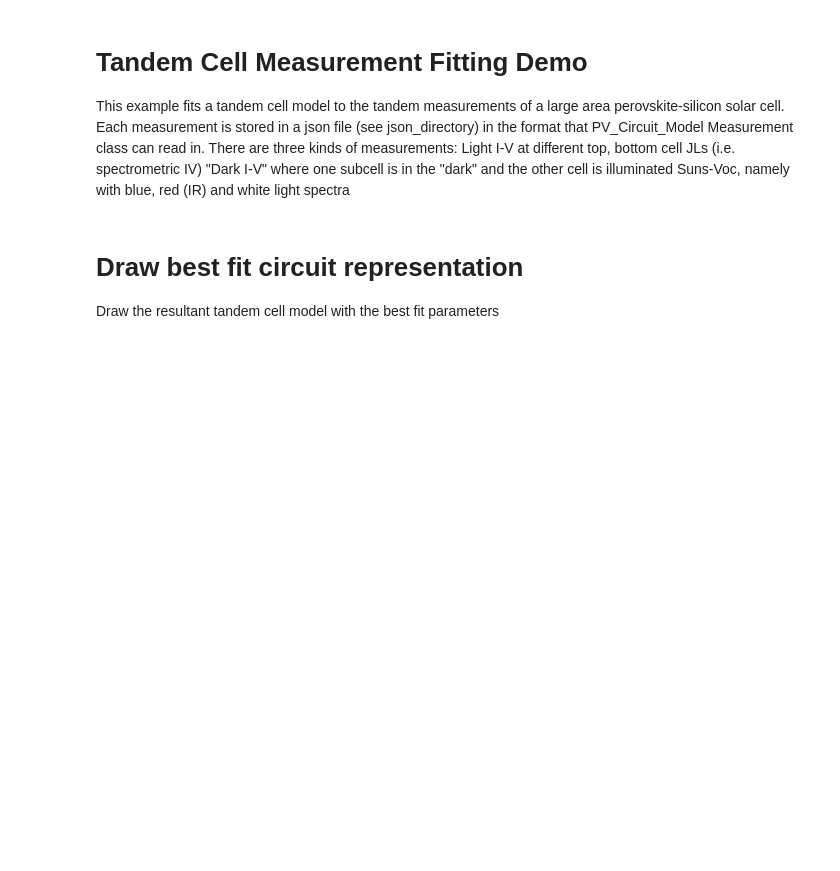
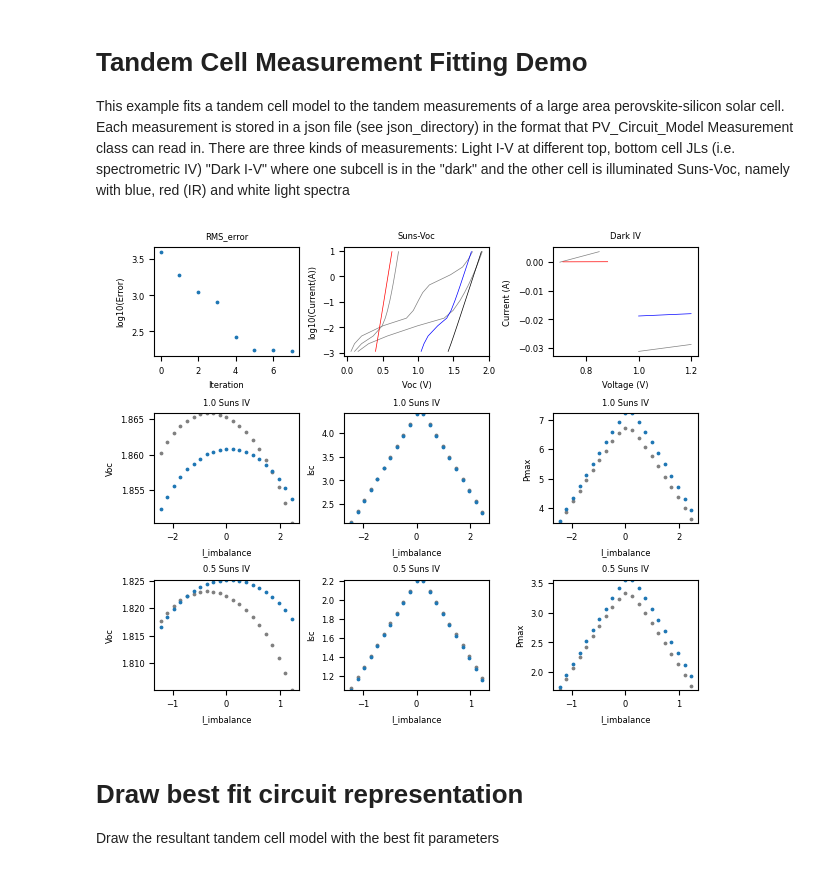
Before and after one commit to griddler-j/PV_circuit_model, a Jupyter notebook: examples/a00_run_all_examples.ipynb, the cells around one changed output. Cells and saved outputs as stored; diff of their text form; code cells hidden in the pictures; blank space fills up the shorter version.

```diff
--- a/examples/a00_run_all_examples.ipynb
+++ b/examples/a00_run_all_examples.ipynb
@@ -132,12 +156,14 @@ Suns-Voc, namely with blue, red (IR) and white light spectra
 # %%
 
 from PV_Circuit_Model.data_fitting_tandem_cell import *
 
-json_directory = r"tandem measurement json files"
+json_directory = r"tandem measurement json files/"
 sample_info = {"area":244.26,"bottom_cell_thickness":180e-4}
 
 measurements = get_measurements(json_directory)
 ref_cell_model, interactive_fit_dashboard = analyze_solar_cell_measurements(measurements,sample_info=sample_info,is_tandem=True)
+# %% [output]
+[figure, added]
 # %% [markdown]
 # Draw best fit circuit representation
 Draw the resultant tandem cell model with the best fit parameters
```
Also changed, not shown: parts of 14 cells of this notebook, 13 other files.
